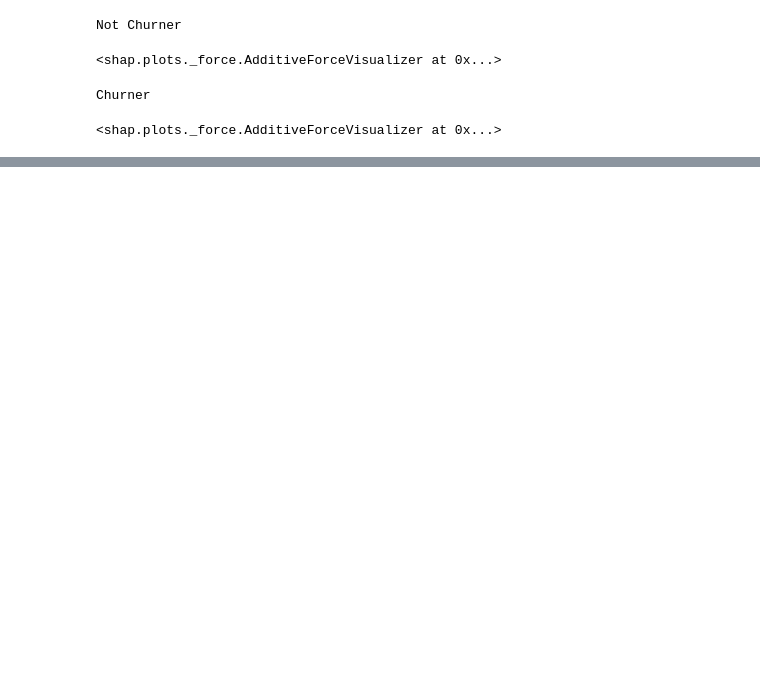
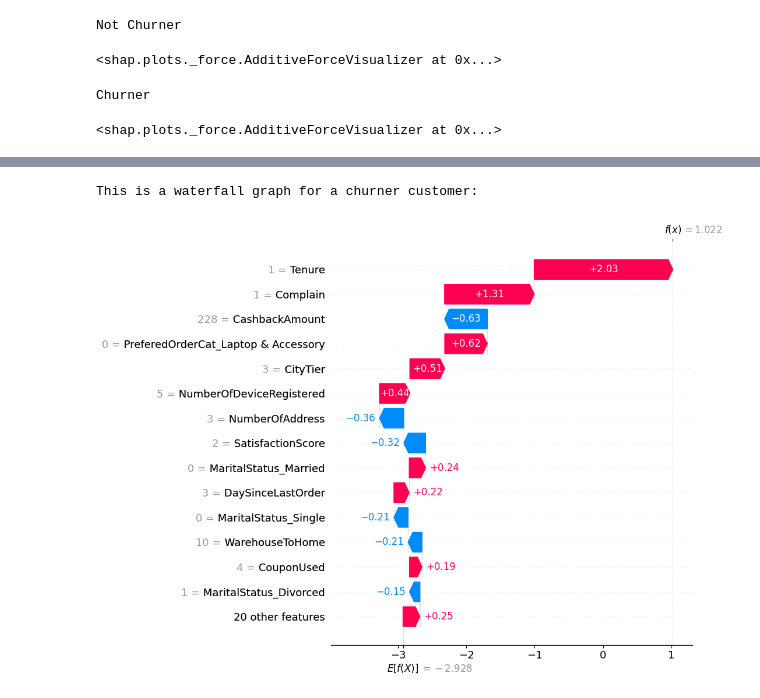
Before and after one commit to julienguyet/ai-project-methodology, a Jupyter notebook: notebooks/model_explanation.ipynb, the cells around one changed output, grey strips where cells are left out. Saved outputs shown, nothing was run; the diff lists cells and outputs as text; code cells hidden in the pictures; blank space fills up the shorter version.

```diff
--- a/notebooks/model_explanation.ipynb
+++ b/notebooks/model_explanation.ipynb
@@ -186,0 +204,6 @@ shap.plots.beeswarm(shap_values)
+# %%
+print("This is a waterfall graph for a churner customer:")
+shap.plots.waterfall(shap_values[298], max_display=15)
+# %% [output]
+This is a waterfall graph for a churner customer:
+[figure, added]
```
Also changed, not shown: parts of 28 cells of this notebook.
